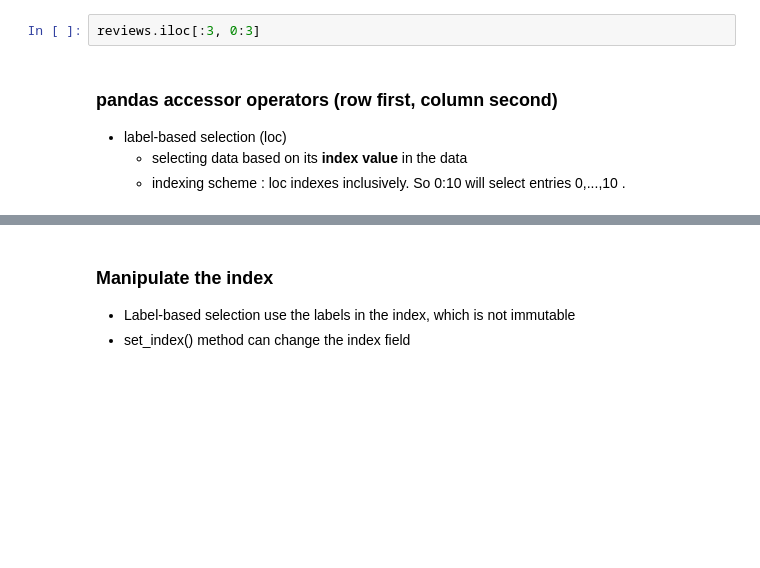
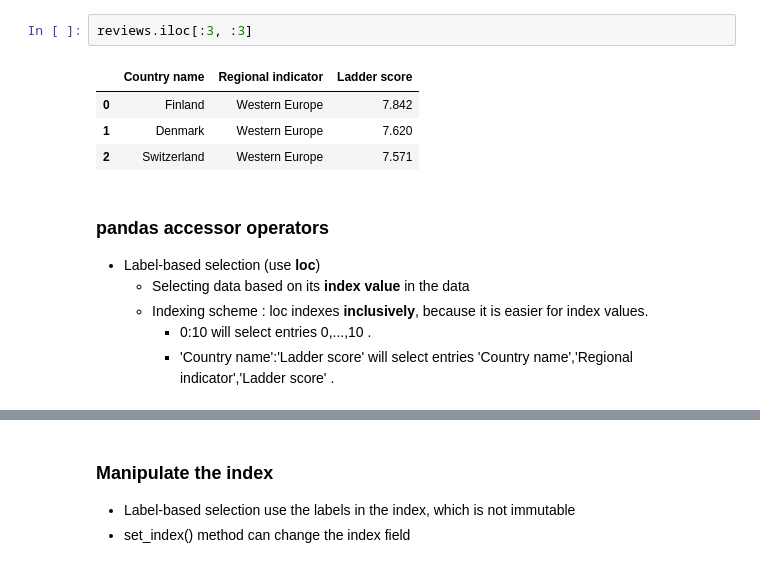
Before and after one commit to ponpeinieh/python_samples, a Jupyter notebook: pandas_tutorial/Pandas Unit 2.ipynb, the cells around one changed output, grey strips where cells are left out. Drawn from its saved outputs; the diff is of its cells as text; blank space fills up the shorter version.

```diff
--- a/pandas_tutorial/Pandas Unit 2.ipynb
+++ b/pandas_tutorial/Pandas Unit 2.ipynb
@@ -39,9 +102,16 @@ reviews.iloc[-3:,0] # minus index means counting from the end
 # %%
-reviews.iloc[:3, 0:3]
+reviews.iloc[:3, :3]
+# %% [output]
+|  | Country name | Regional indicator | Ladder score |
+| 0 | Finland | Western Europe | 7.842 |
+| 1 | Denmark | Western Europe | 7.620 |
+| 2 | Switzerland | Western Europe | 7.571 |
 # %% [markdown]
-### pandas accessor operators (row first, column second)
-- label-based selection (loc)
-   - selecting data based on its **index value** in the data
-   - indexing scheme : loc indexes inclusively. So 0:10 will select entries 0,...,10 .
+### pandas accessor operators
+- Label-based selection (use **loc**)
+   - Selecting data based on its **index value** in the data
+   - Indexing scheme : loc indexes **inclusively**, because it is easier for index values.
+      - 0:10 will select entries 0,...,10 .
+      - 'Country name':'Ladder score' will select entries 'Country name','Regional indicator','Ladder score' .
 # %%
 reviews.loc[0, 'Country name']
```
Also changed, not shown: parts of 27 cells of this notebook.
